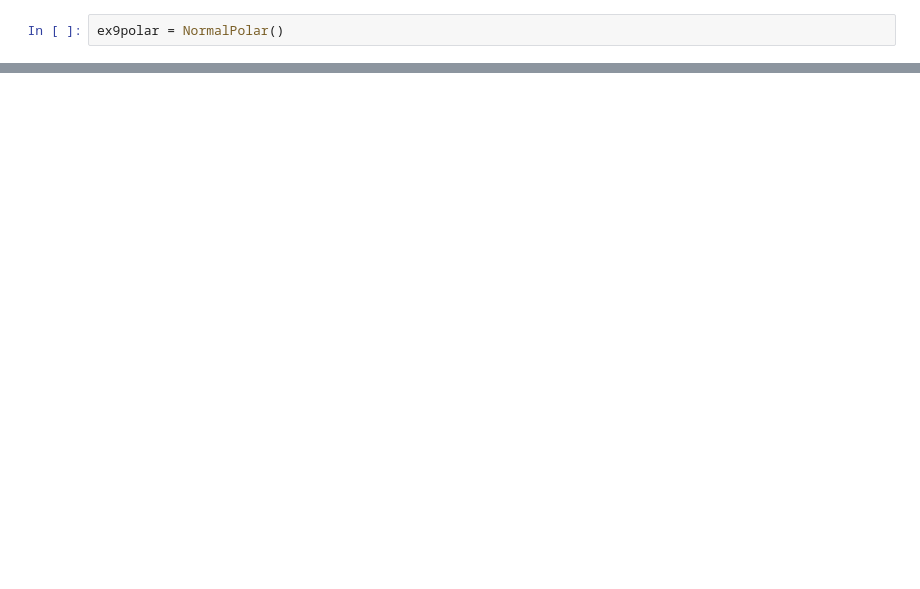
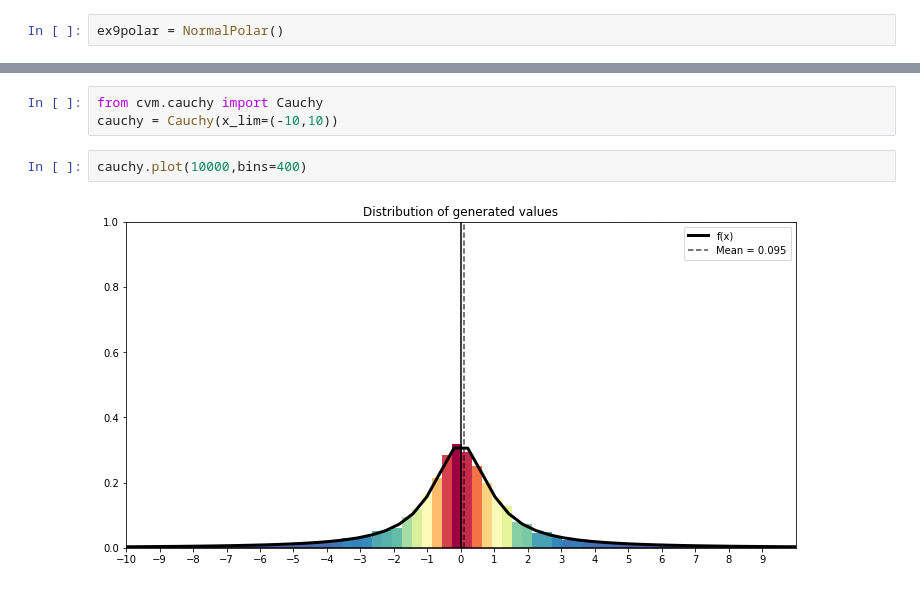
Before and after one commit to git-lu/models-and-simulations, a Jupyter notebook: exguide5.ipynb, the cells around one changed output, grey strips where cells are left out. Cells and saved outputs as stored; diff of their text form; blank space fills up the shorter version.

```diff
--- a/exguide5.ipynb
+++ b/exguide5.ipynb
@@ -848,0 +1004,7 @@ ex9q.plot(10000,bins=70)
+# %%
+from cvm.cauchy import Cauchy
+cauchy = Cauchy(x_lim=(-10,10))
+# %%
+cauchy.plot(10000,bins=400)
+# %% [output]
+[figure, added]
```
Also changed, not shown: parts of 18 cells of this notebook, 3 other files.
